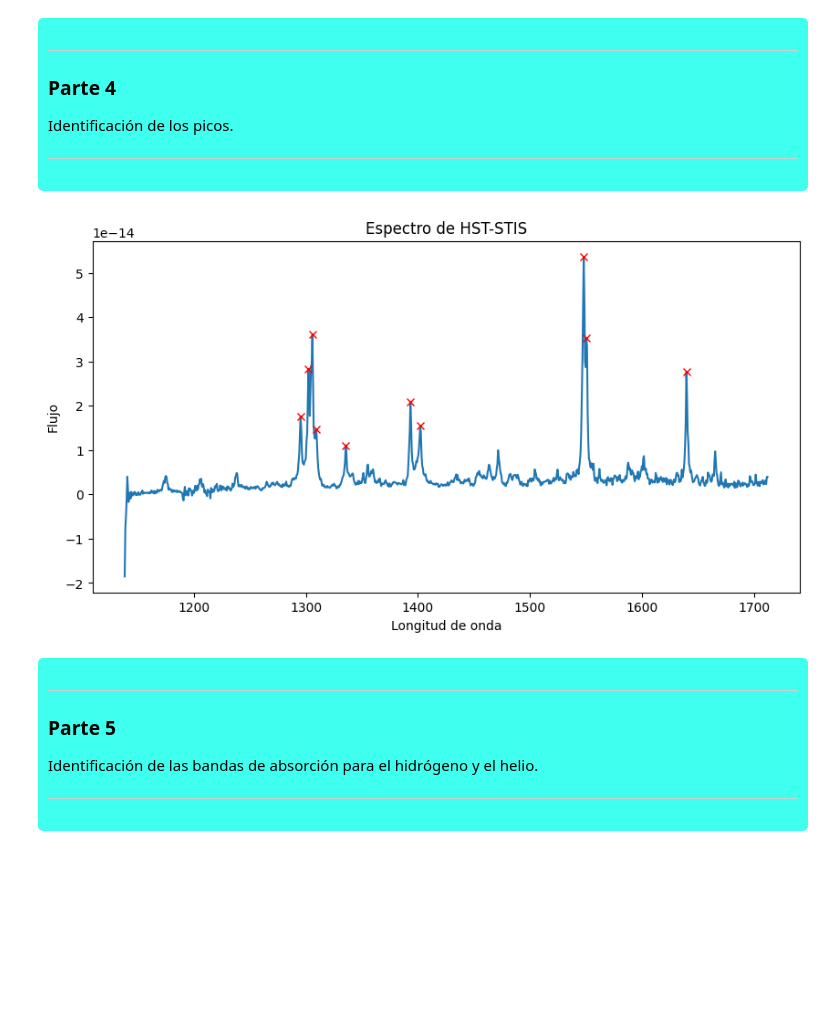
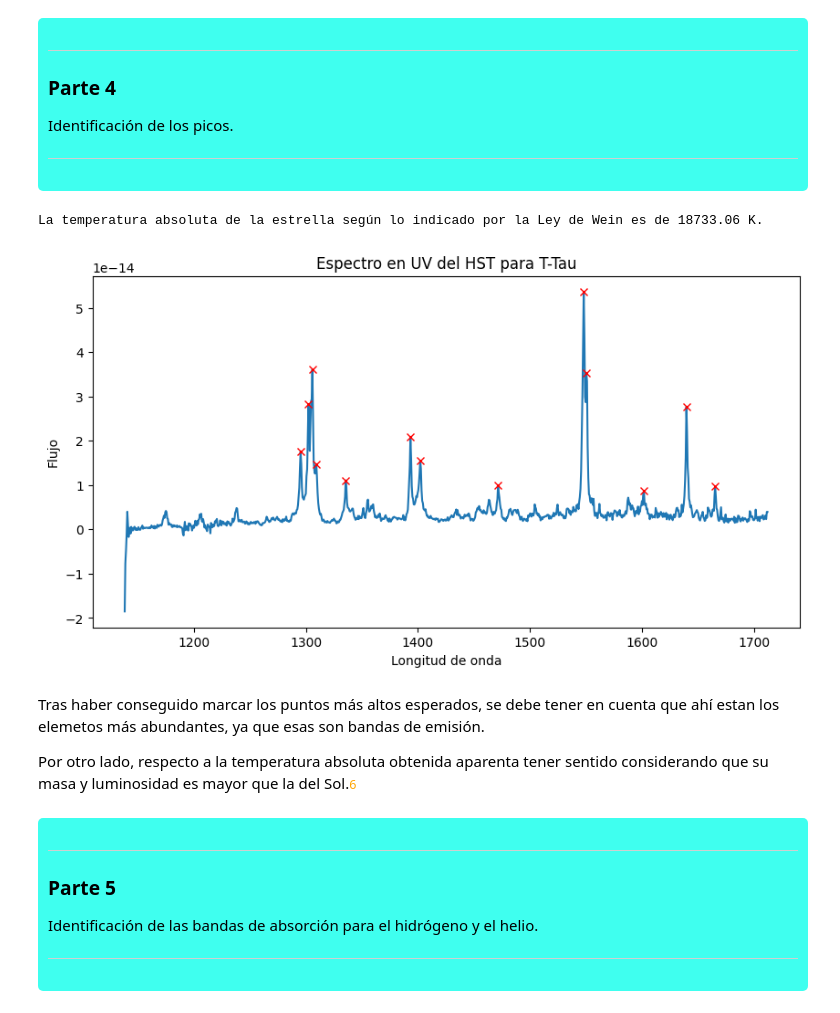
Before and after one commit to B-Namor/AtmosphericCharacterizationUsingFourierAnalisis, a Jupyter notebook: Proyecto.ipynb, the cells around one changed output. Cells and saved outputs as stored; diff of their text form; code cells hidden in the pictures; blank space fills up the shorter version.

```diff
--- a/Proyecto.ipynb
+++ b/Proyecto.ipynb
@@ -90,19 +116,34 @@ Identificación de los picos.
 
 </div>
 # %%
-# Se identifican los picos por medio del módulo de Scipy
-peaks, idk_but_does_not_work_without_this = find_peaks(flux, height=1e-14)
+# Se identifican los picos por medio del módulo de Scipy a una altura 2 veces mayor a la media de los datos
+peaks, peaksVar = find_peaks(flux, height=2*np.mean(flux))
+
+# Se calcula el pico máximo
+upperPeak = 0
+for peak in peaks:
+    if flux[upperPeak] < flux[peak]:
+        upperPeak = peak
+
+# Se calcula la temperatura absoluta por medio de la Ley de Wein
+T = 2.9e7 / wavelength[upperPeak]
+print(f"La temperatura absoluta de la estrella según lo indicado por la Ley de Wein es de {T:.2f} K.")
 
 # Se grafica el espectro
 plt.figure(figsize=(10,5))
 plt.plot(df['wavelength'], df['flux'])
 plt.plot(wavelength[peaks], flux[peaks], "x", color="red", label="peaks")
 plt.xlabel("Longitud de onda")
 plt.ylabel("Flujo")
-plt.title("Espectro de HST-STIS")
+plt.title("Espectro en UV del HST para T-Tau")
 plt.show()
 # %% [output]
+La temperatura absoluta de la estrella según lo indicado por la Ley de Wein es de 18733.06 K.
-[figure, old version]
+[figure, new version]
+# %% [markdown]
+Tras haber conseguido marcar los puntos más altos esperados, se debe tener en cuenta que ahí estan los elemetos más abundantes, ya que esas son bandas de emisión.
+
+Por otro lado, respecto a la temperatura absoluta obtenida aparenta tener sentido considerando que su masa y luminosidad es mayor que la del Sol.<small style="color: orange;">6</small>
 # %% [markdown]
 <div style="background-color: #00ffeac0; color: black; padding: 10px; border-radius: 5px; max-width: 98%;">
 
```
Also changed, not shown: parts of 14 cells of this notebook, 1 other file.
